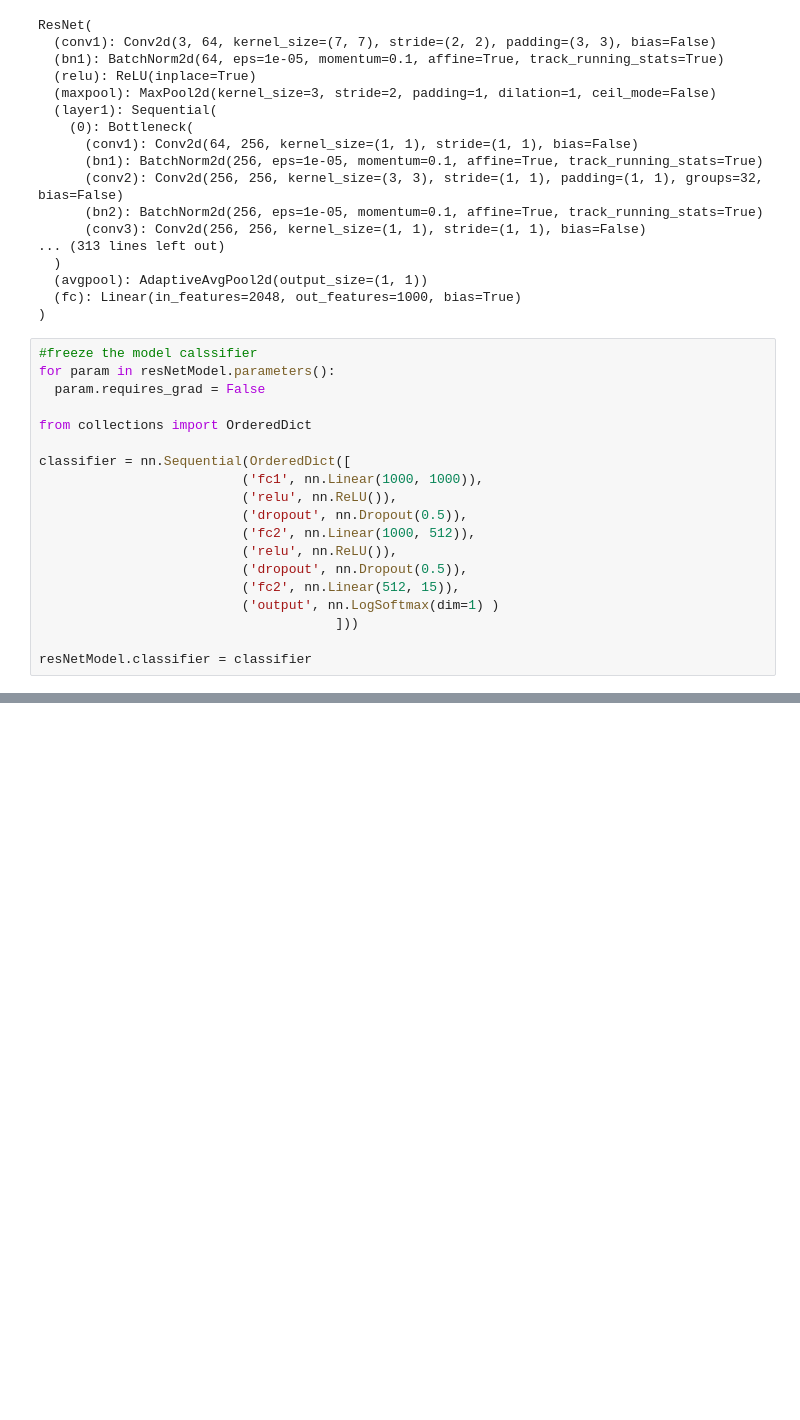
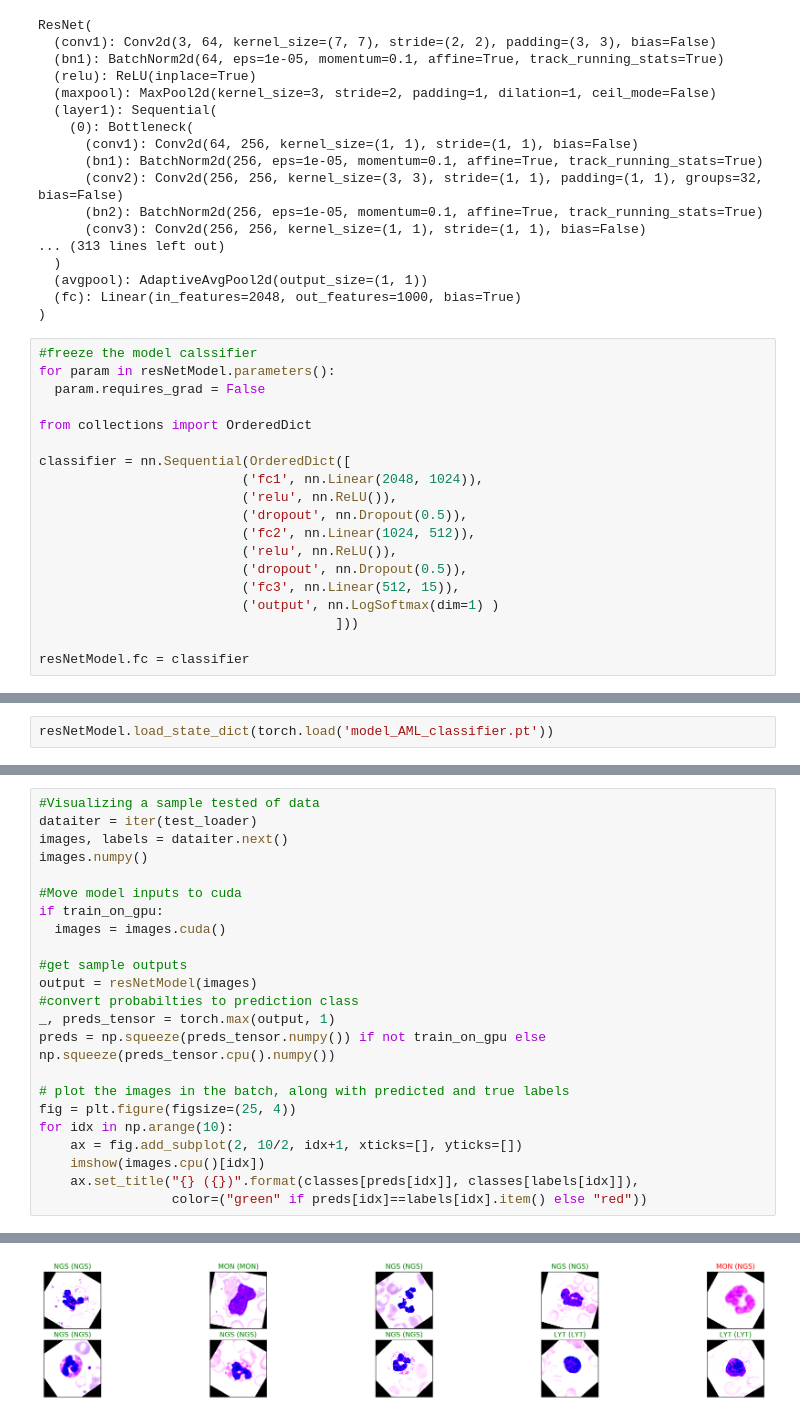
Before and after one commit to rasha-salim/Leukemia-Diagnostics, a Jupyter notebook: Leukemia_Diagnosis.ipynb, the cells around one changed output, grey strips where cells are left out. Drawn from its saved outputs; the diff is of its cells as text; blank space fills up the shorter version.

```diff
--- a/Leukemia_Diagnosis.ipynb
+++ b/Leukemia_Diagnosis.ipynb
@@ -123,17 +186,17 @@ for param in resNetModel.parameters():
 from collections import OrderedDict
 
 classifier = nn.Sequential(OrderedDict([
-                          ('fc1', nn.Linear(1000, 1000)),
+                          ('fc1', nn.Linear(2048, 1024)),
                           ('relu', nn.ReLU()),
                           ('dropout', nn.Dropout(0.5)),
-                          ('fc2', nn.Linear(1000, 512)),
+                          ('fc2', nn.Linear(1024, 512)),
                           ('relu', nn.ReLU()),
                           ('dropout', nn.Dropout(0.5)),
-                          ('fc2', nn.Linear(512, 15)),
+                          ('fc3', nn.Linear(512, 15)),
                           ('output', nn.LogSoftmax(dim=1) )
                                       ]))
 
-resNetModel.classifier = classifier
+resNetModel.fc = classifier
 # %%
 from torch import optim
 #Loss function and optmixation function
@@ -165,0 +314,2 @@ ResNet(
+# %%
+resNetModel.load_state_dict(torch.load('model_AML_classifier.pt'))
@@ -165,0 +389,24 @@ ResNet(
+# %%
+#Visualizing a sample tested of data
+dataiter = iter(test_loader)
+images, labels = dataiter.next()
+images.numpy()
+
+#Move model inputs to cuda
+if train_on_gpu:
+  images = images.cuda()
+
+#get sample outputs
+output = resNetModel(images)
+#convert probabilties to prediction class
+_, preds_tensor = torch.max(output, 1)
+preds = np.squeeze(preds_tensor.numpy()) if not train_on_gpu else np.squeeze(preds_tensor.cpu().numpy())
+
+# plot the images in the batch, along with predicted and true labels
+fig = plt.figure(figsize=(25, 4))
+for idx in np.arange(10):
+    ax = fig.add_subplot(2, 10/2, idx+1, xticks=[], yticks=[])
+    imshow(images.cpu()[idx])
+    ax.set_title("{} ({})".format(classes[preds[idx]], classes[labels[idx]]),
+                 color=("green" if preds[idx]==labels[idx].item() else "red"))
+# %% [output]
@@ -165,0 +423 @@ ResNet(
+[figure, added]
```
Also changed, not shown: parts of 11 cells of this notebook.
